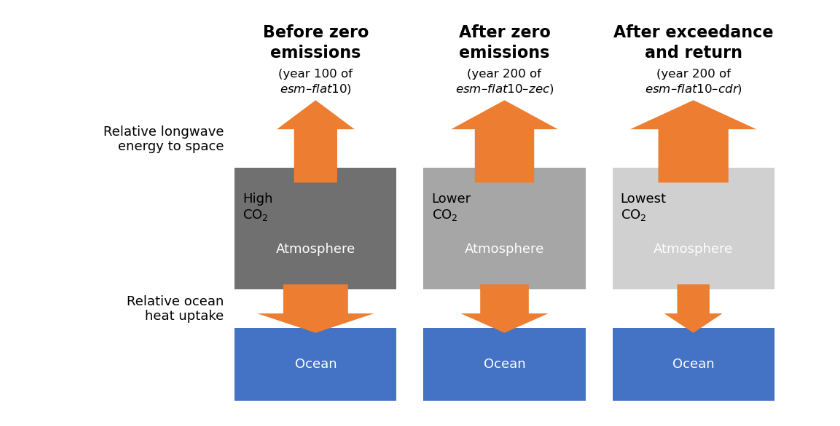
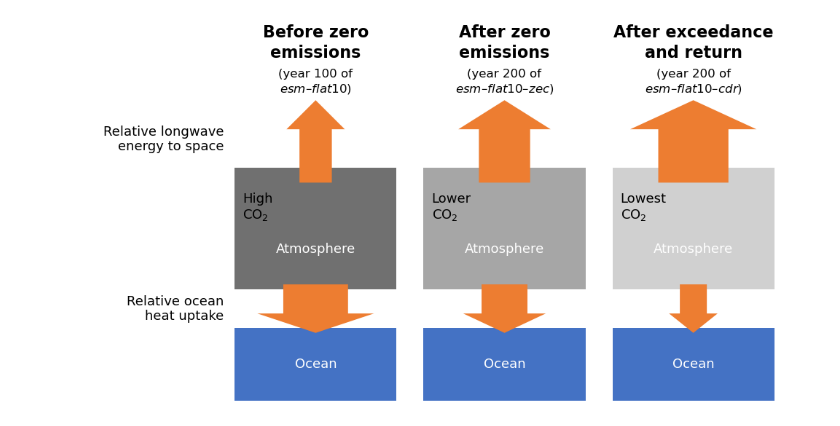
Before and after one commit to ckoven/flat10mip_regional_climatechange, a Jupyter notebook: energetic_balance_schematic.ipynb, the cells around one changed output. Saved outputs shown, nothing was run; the diff lists cells and outputs as text; code cells hidden in the pictures.

```diff
--- a/energetic_balance_schematic.ipynb
+++ b/energetic_balance_schematic.ipynb
@@ -6,9 +6,9 @@ fig, ax = plt.subplots(figsize=(10, 5.5))
 
 # Panel definitions: (title, atmosphere_color, atmosphere_text, up_arrow_width, down_arrow_width)
 panels = [
-    ("Before zero\nemissions", "(year 100 of\n$\mathit{esm}\t{–}\mathit{flat10}$)", "#707070", "High\nCO$_2$", 0.8, 1.2),
-    ("After zero\nemissions", "(year 200 of\n$\mathit{esm}\t{–}\mathit{flat10}\t{–}\mathit{zec}$)", "#A6A6A6", "Lower\nCO$_2$", 1.1, 0.9),
-    ("After exceedance\nand return", "(year 200 of\n$\mathit{esm}\t{–}\mathit{flat10}\t{–}\mathit{cdr}$)", "#D0D0D0", "Lowest\nCO$_2$", 1.3, 0.6),
+    ("Before zero\nemissions", "(year 100 of\n$\mathit{esm}\t{–}\mathit{flat10}$)", "#707070", "High\nCO$_2$", 0.6, 1.2),
+    ("After zero\nemissions", "(year 200 of\n$\mathit{esm}\t{–}\mathit{flat10}\t{–}\mathit{zec}$)", "#A6A6A6", "Lower\nCO$_2$", 0.95, 0.85),
+    ("After exceedance\nand return", "(year 200 of\n$\mathit{esm}\t{–}\mathit{flat10}\t{–}\mathit{cdr}$)", "#D0D0D0", "Lowest\nCO$_2$", 1.3, 0.5),
 ]
 
 ocean_color = "#4472C4"
@@ -43,31 +43,31 @@ for i, (title, subtitle, atm_color, atm_text, up_w, down_w) in enumerate(panels)
     ax.add_patch(patches.Rectangle((x0, ocean_y), box_width, box_height_ocean,
                                      facecolor=ocean_color, edgecolor="none"))
     ax.text(x0 + box_width / 2, ocean_y + box_height_ocean / 2, "Ocean",
             ha="center", va="center", fontsize=13, color="white")
 
     # Upward arrow (from atmosphere top upward)
     arrow_cx = x0 + box_width / 2
     ax.add_patch(patches.FancyArrow(
         arrow_cx, atm_y + box_height_atm - 0.3, 0, 1.7,
         width=up_w, head_width=up_w * 1.8, head_length=0.6,
         length_includes_head=True, facecolor=arrow_color, edgecolor="none"))
 
     # Downward arrow (from atmosphere bottom to ocean)
     ax.add_patch(patches.FancyArrow(
         arrow_cx, atm_y + 0.1, 0, -(box_height_atm - ocean_y - box_height_ocean + 0.7),
         width=down_w, head_width=down_w * 1.8, head_length=0.4,
         length_includes_head=True, facecolor=arrow_color, edgecolor="none"))
 
 # Left-side labels (once, aligned with first panel's arrows)
 ax.text(-0.2, atm_y + box_height_atm + 0.6, "Relative longwave\nenergy to space",
         ha="right", va="center", fontsize=13)
 ax.text(-0.2, atm_y - 0.4, "Relative ocean\nheat uptake",
         ha="right", va="center", fontsize=13)
 
 ax.set_xlim(-1.5, panel_spacing * 2 + box_width + 0.5)
 ax.set_ylim(0.7, 8)
 ax.axis("off")
 plt.tight_layout()
 plt.savefig('fig_energy_schematic.png', dpi=300, bbox_inches='tight')
 # %% [output]
-[figure, old version]
+[figure, new version]
```
Also changed, not shown: 1 other file.
